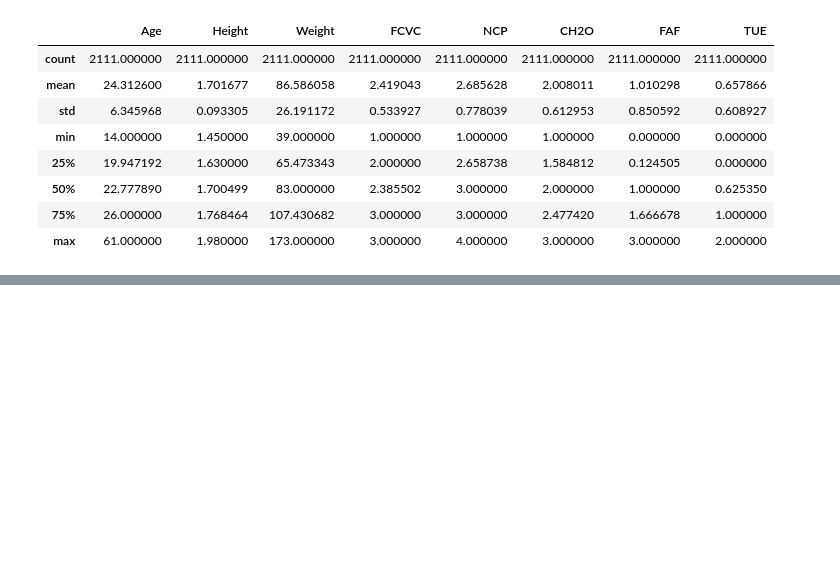
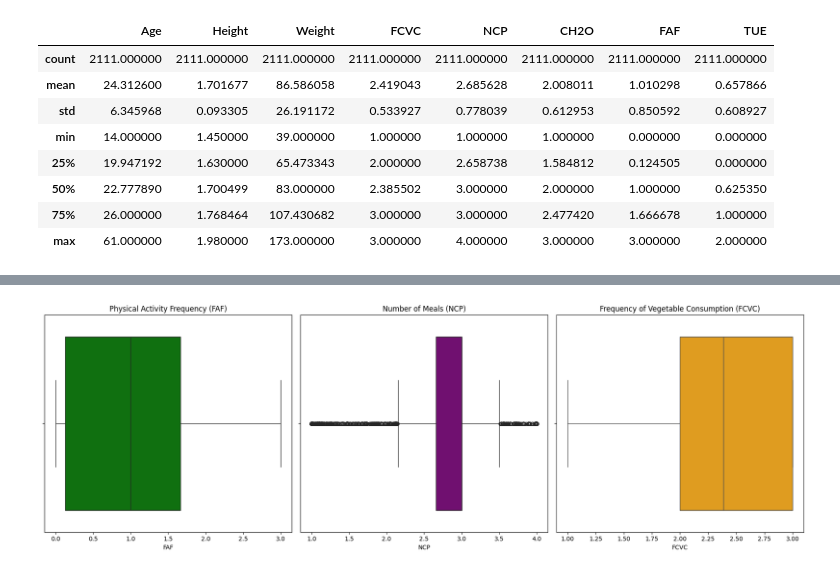
Before and after one commit to hadeelbjs/IT326Project, a Jupyter notebook: JupyterNotebook.ipynb, the cells around one changed output, grey strips where cells are left out. Saved outputs shown, nothing was run; the diff lists cells and outputs as text; code cells hidden in the pictures; blank space fills up the shorter version.

```diff
--- a/JupyterNotebook.ipynb
+++ b/JupyterNotebook.ipynb
@@ -38,0 +119,30 @@ df.describe()
+# %%
+# Create a figure with a specified size
+
+plt.figure(figsize=(18, 6))
+
+# Create the first subplot for physical activity frequency distribution
+
+plt.subplot(1, 3, 1) # 1 row, 3 columns, first subplot
+sns.boxplot(x='FAF', data=df, color='Green') # Box plot for 'FAF' variable with green color
+plt.title('Physical Activity Frequency (FAF)') # Set the title for the first subplot
+
+# Create the second subplot for number of meals distribution
+
+plt.subplot(1, 3, 2) # 1 row, 3 columns, second subplot
+sns.boxplot(x='NCP', data=df, color='Purple') # Box plot for 'NCP' variable with purple color
+plt.title('Number of Meals (NCP)') # Set the title for the second subplot
+
+# Create the third subplot for frequency of vegetable consumption distribution
+
+plt.subplot(1, 3, 3) # 1 row, 3 columns, third subplot
+sns.boxplot(x='FCVC', data=df, color='Orange') # Box plot for 'FCVC' variable with orange color
+plt.title('Frequency of Vegetable Consumption (FCVC)') # Set the title for the third subplot
+
+# Adjust the layout to prevent overlap
+plt.tight_layout()
+
+# Display the plots
+plt.show()
+# %% [output]
+[figure, added]
```
Also changed, not shown: parts of 64 cells of this notebook.
